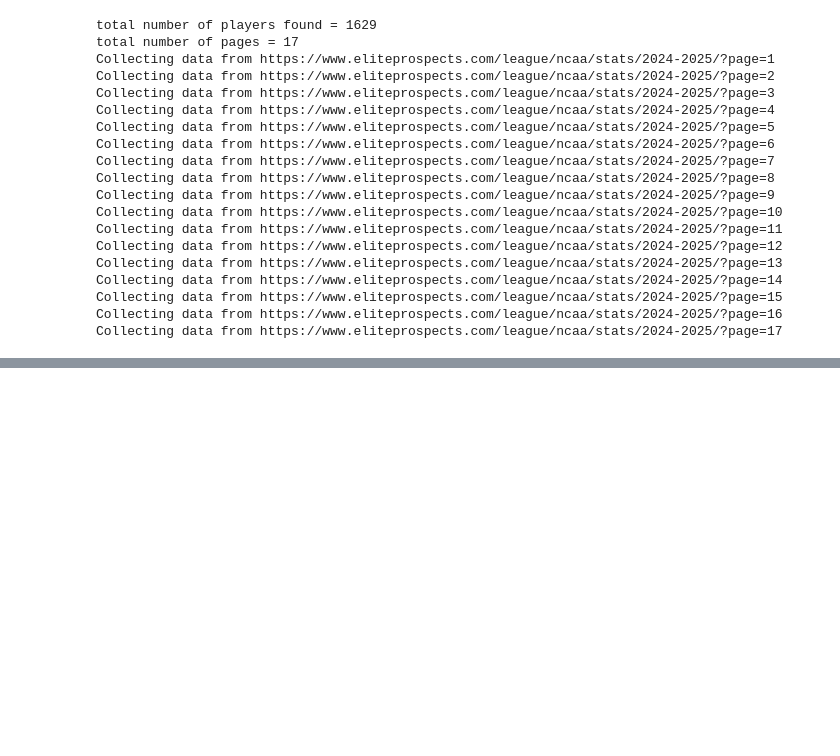
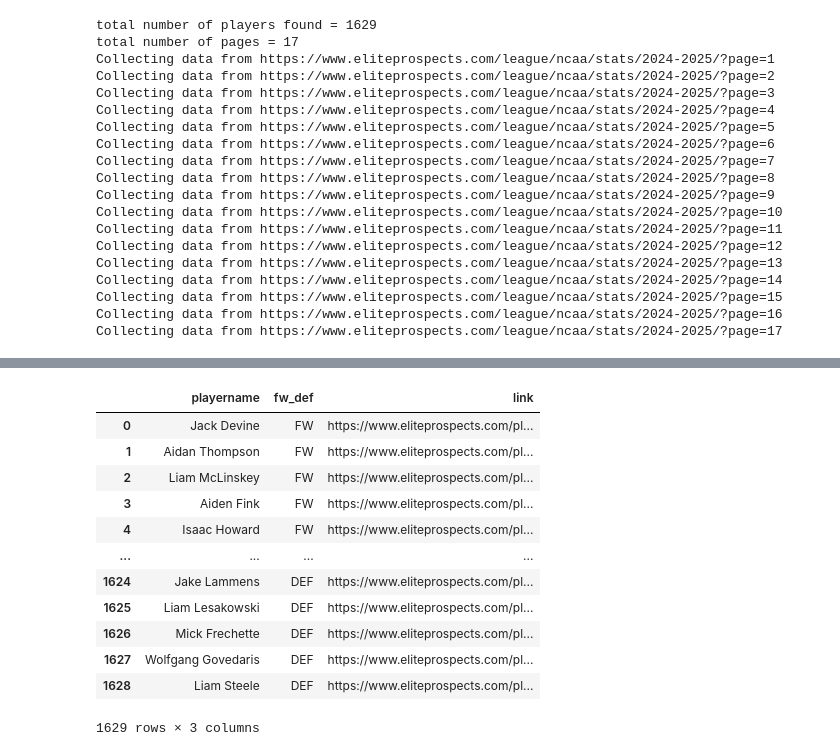
Before and after one commit to shigenogoro/NHL-Prospect-Predictor, a Jupyter notebook: eliteprospects_scraper/eliteprospects_scraper_test.ipynb, the cells around one changed output, grey strips where cells are left out. Drawn from its saved outputs; the diff is of its cells as text; code cells hidden in the pictures; blank space fills up the shorter version.

```diff
--- a/eliteprospects_scraper/eliteprospects_scraper_test.ipynb
+++ b/eliteprospects_scraper/eliteprospects_scraper_test.ipynb
@@ -33,0 +84,23 @@ ncaa_players_2425.to_csv('ncaa_players_2425.csv', index=False)
+# %%
+ # Read in csv file as dataframe
+import pandas as pd
+
+ncaa_players_2425 = pd.read_csv('ncaa_players_2425.csv')
+# %%
+ncaa_players_2425_metadata = ep.getPlayersMetadata(ncaa_players_2425)
+# %%
+ncaa_players_2425_metadata
+# %% [output]
+|  | playername | fw_def | link |
+| 0 | Jack Devine | FW | https://www.eliteprospects.com/pl... |
+| 1 | Aidan Thompson | FW | https://www.eliteprospects.com/pl... |
+| 2 | Liam McLinskey | FW | https://www.eliteprospects.com/pl... |
+| 3 | Aiden Fink | FW | https://www.eliteprospects.com/pl... |
+| 4 | Isaac Howard | FW | https://www.eliteprospects.com/pl... |
+| ... | ... | ... | ... |
+| 1624 | Jake Lammens | DEF | https://www.eliteprospects.com/pl... |
+| 1625 | Liam Lesakowski | DEF | https://www.eliteprospects.com/pl... |
+| 1626 | Mick Frechette | DEF | https://www.eliteprospects.com/pl... |
+| 1627 | Wolfgang Govedaris | DEF | https://www.eliteprospects.com/pl... |
+| 1628 | Liam Steele | DEF | https://www.eliteprospects.com/pl... |
+1629 rows × 3 columns
```
Also changed, not shown: parts of 5 cells of this notebook, 1 other file.
